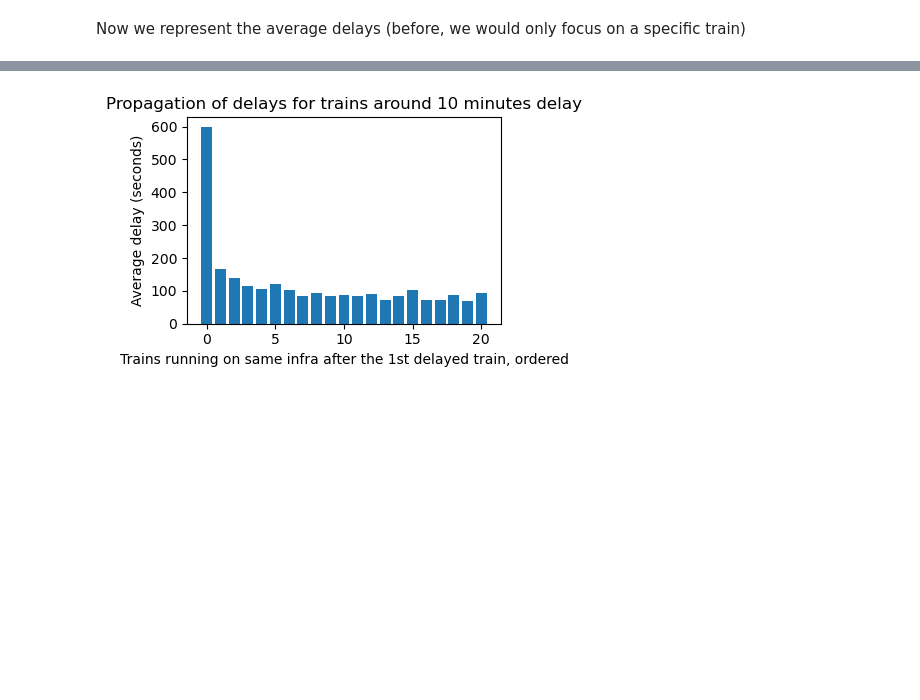
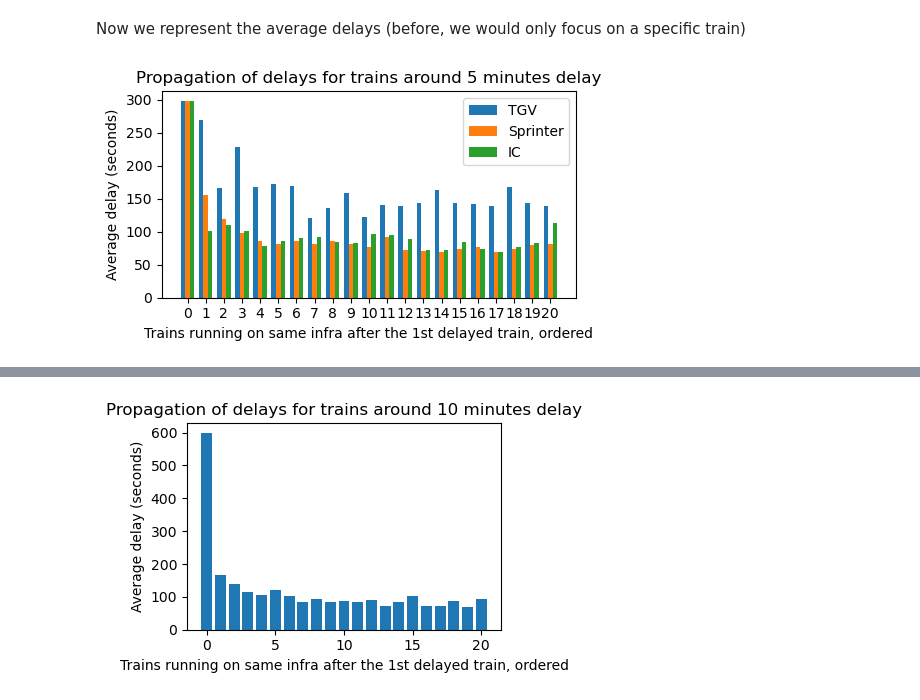
Before and after one commit to Merelkramer/Group2_NS, a Jupyter notebook: DataViz.ipynb, the cells around one changed output, grey strips where cells are left out. Cells and saved outputs as stored; diff of their text form; code cells hidden in the pictures; blank space fills up the shorter version.

```diff
--- a/DataViz.ipynb
+++ b/DataViz.ipynb
@@ -699,0 +768,5 @@ def plot_propagation_of_delays(minute):
+# %%
+minute = 5
+plot_propagation_of_delays_by_type(minute)
+# %% [output]
+[figure, added]
```
Also changed, not shown: parts of 26 cells of this notebook.
